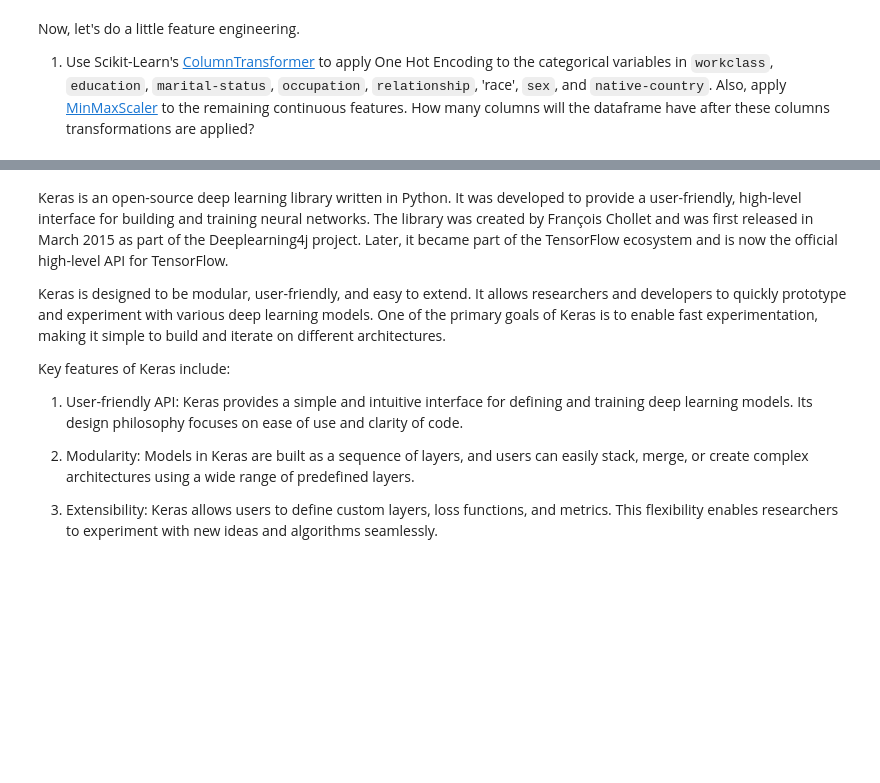
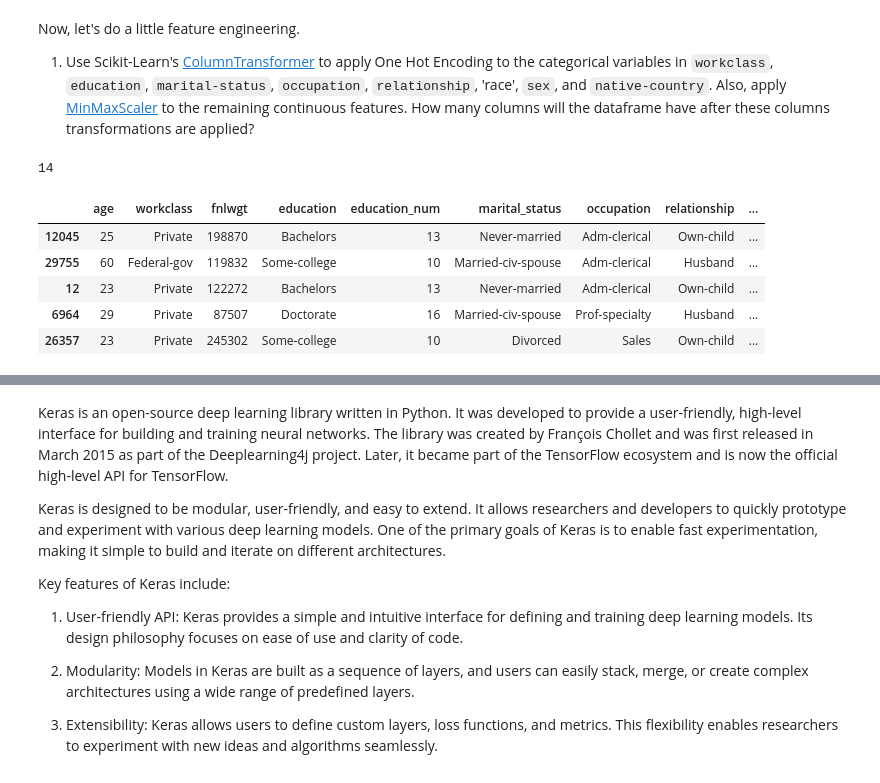
Before and after one commit to balindrarayamajhi/spring-board-mle-projects, a Jupyter notebook: Student_MLE_MiniProject_Deep_Learning.ipynb, the cells around one changed output, grey strips where cells are left out. Drawn from its saved outputs; the diff is of its cells as text; code cells hidden in the pictures; blank space fills up the shorter version.

```diff
--- a/Student_MLE_MiniProject_Deep_Learning.ipynb
+++ b/Student_MLE_MiniProject_Deep_Learning.ipynb
@@ -245,0 +278,13 @@ Now, let's do a little feature engineering.
+# %%
+X_train.shape[1]
+# %% [output]
+14
+# %%
+X_train.head()
+# %% [output]
+|  | age | workclass | fnlwgt | education | education_num | marital_status | occupation | relationship | ... |
+| 12045 | 25 | Private | 198870 | Bachelors | 13 | Never-married | Adm-clerical | Own-child | ... |
+| 29755 | 60 | Federal-gov | 119832 | Some-college | 10 | Married-civ-spouse | Adm-clerical | Husband | ... |
+| 12 | 23 | Private | 122272 | Bachelors | 13 | Never-married | Adm-clerical | Own-child | ... |
+| 6964 | 29 | Private | 87507 | Doctorate | 16 | Married-civ-spouse | Prof-specialty | Husband | ... |
+| 26357 | 23 | Private | 245302 | Some-college | 10 | Divorced | Sales | Own-child | ... |
```
Also changed, not shown: parts of 20 cells of this notebook.
